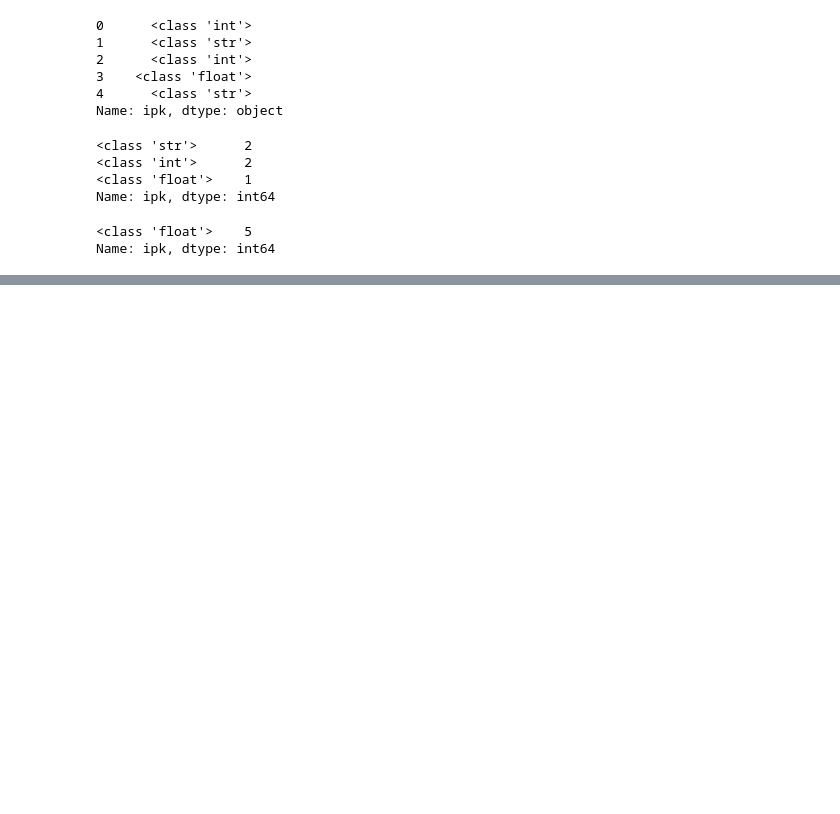
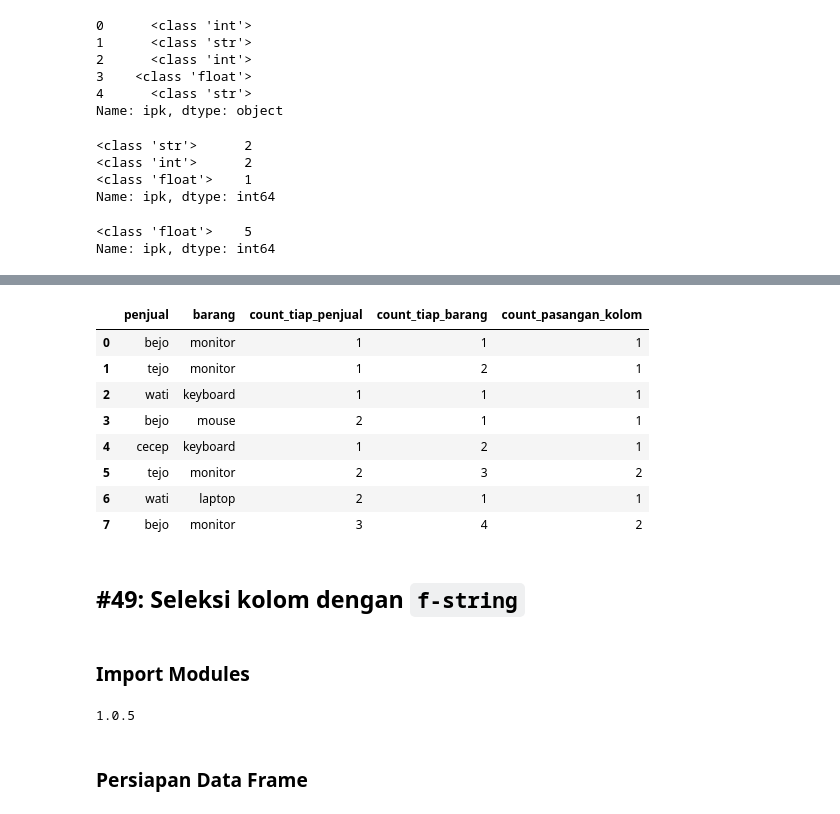
Before and after one commit to boedybios/pandas_tricks, a Jupyter notebook: pandas_tricks.ipynb, the cells around one changed output, grey strips where cells are left out. Drawn from its saved outputs; the diff is of its cells as text; code cells hidden in the pictures; blank space fills up the shorter version.

```diff
--- a/pandas_tricks.ipynb
+++ b/pandas_tricks.ipynb
@@ -3092,0 +3052,6 @@ Name: ipk, dtype: int64
+# %%
+d = {'penjual':['bejo', 'tejo', 'wati', 'bejo', 'cecep', 'tejo', 'wati', 'bejo'],
+     'barang':['monitor', 'monitor', 'keyboard', 'mouse', 'keyboard', 'monitor', 'laptop', 'monitor']}
+
+df = pd.DataFrame(d)
+df
@@ -3092,0 +3070,3 @@ Name: ipk, dtype: int64
+# %%
+df['count_tiap_penjual'] = df.groupby('penjual').cumcount() + 1
+df
@@ -3092,0 +3083,3 @@ Name: ipk, dtype: int64
+# %%
+df['count_tiap_barang'] = df.groupby('barang').cumcount() + 1
+df
@@ -3092,0 +3096,25 @@ Name: ipk, dtype: int64
+# %%
+df['count_pasangan_kolom'] = df.groupby(['penjual', 'barang']).cumcount() + 1
+df
+# %% [output]
+|  | penjual | barang | count_tiap_penjual | count_tiap_barang | count_pasangan_kolom |
+| 0 | bejo | monitor | 1 | 1 | 1 |
+| 1 | tejo | monitor | 1 | 2 | 1 |
+| 2 | wati | keyboard | 1 | 1 | 1 |
+| 3 | bejo | mouse | 2 | 1 | 1 |
+| 4 | cecep | keyboard | 1 | 2 | 1 |
+| 5 | tejo | monitor | 2 | 3 | 2 |
+| 6 | wati | laptop | 2 | 1 | 1 |
+| 7 | bejo | monitor | 3 | 4 | 2 |
+# %% [markdown]
+## \#49: Seleksi kolom dengan `f-string`
+# %% [markdown]
+### Import Modules
+# %%
+import pandas as pd
+
+print(pd.__version__)
+# %% [output]
+1.0.5
+# %% [markdown]
+### Persiapan Data Frame
```
Also changed, not shown: parts of 125 cells of this notebook.
